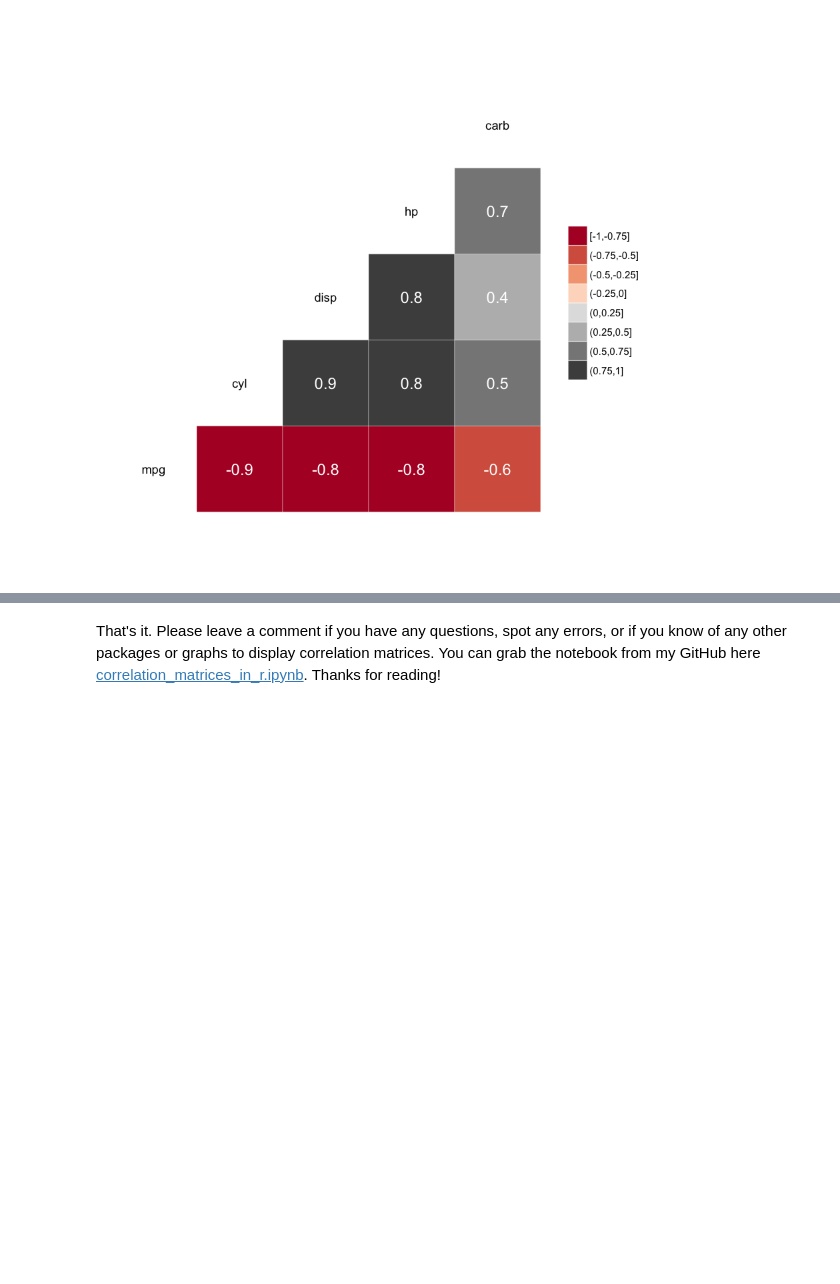
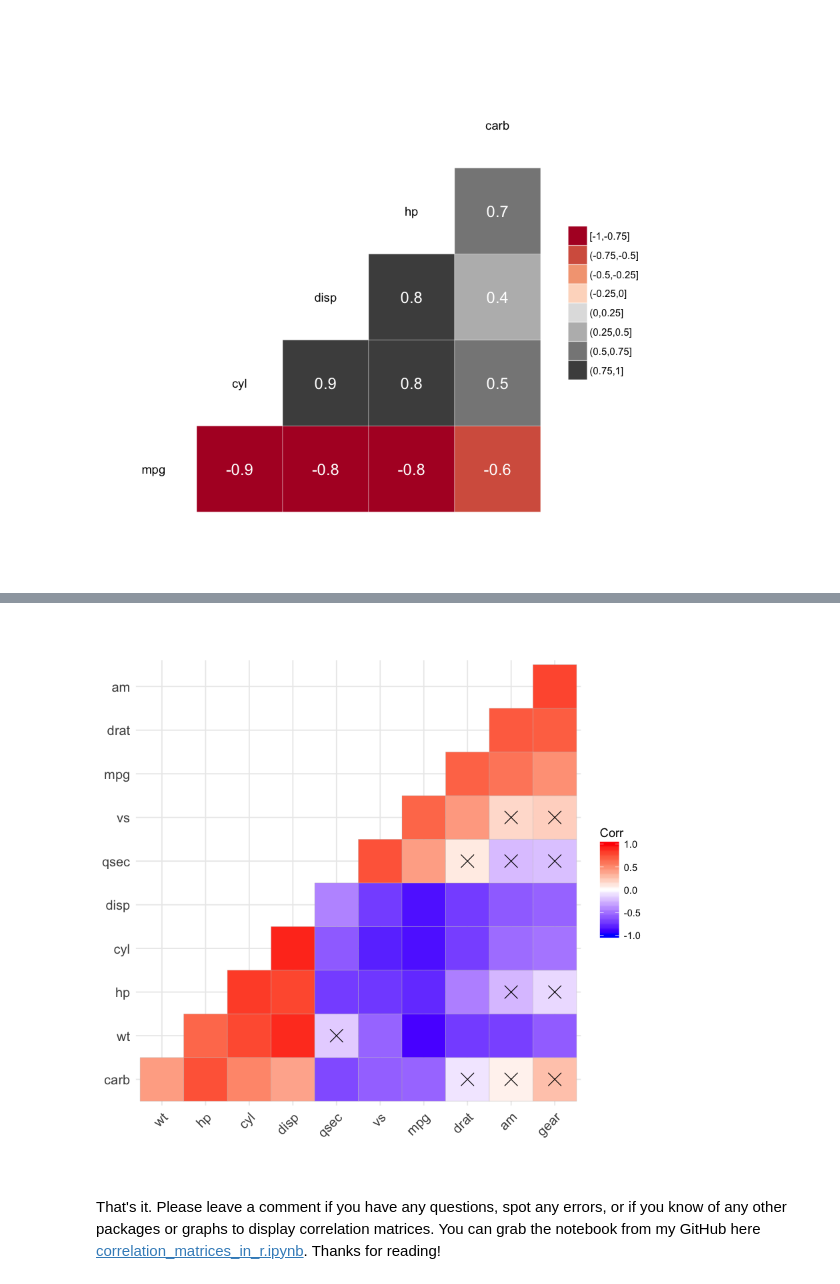
Before and after one commit to JamesMarquezDev/Jupyter-Notebooks-Statistic-Walk-Throughs-Using-R, a Jupyter notebook: correlation_matrices_in_r.ipynb, the cells around one changed output, grey strips where cells are left out. Cells and saved outputs as stored; diff of their text form; code cells hidden in the pictures; blank space fills up the shorter version.

Commit message:
Add files via upload
Added ggcorrplot package.

```diff
--- a/correlation_matrices_in_r.ipynb
+++ b/correlation_matrices_in_r.ipynb
@@ -71,2 +74,8 @@ ggcorr(mydata, nbreaks=8, palette='RdGy', label=TRUE, label_size=5, label_color=
+# %%
+library(ggcorrplot)
+
+ggcorrplot(cor(mtcars), p.mat = cor_pmat(mtcars), hc.order=TRUE, type='lower')
+# %% [output]
+[figure, added]
 # %% [markdown]
 That's it. Please leave a comment if you have any questions, spot any errors, or if you know of any other packages or graphs to display correlation matrices. You can grab the notebook from my GitHub here [correlation_matrices_in_r.ipynb](https://github.com/JamesMarquezDev/Jupyter-Notebooks-Statistic-Walk-Throughs-Using-R/blob/master/correlation_matrices_in_r.ipynb). Thanks for reading!
```
Also changed, not shown: parts of 2 cells of this notebook.
